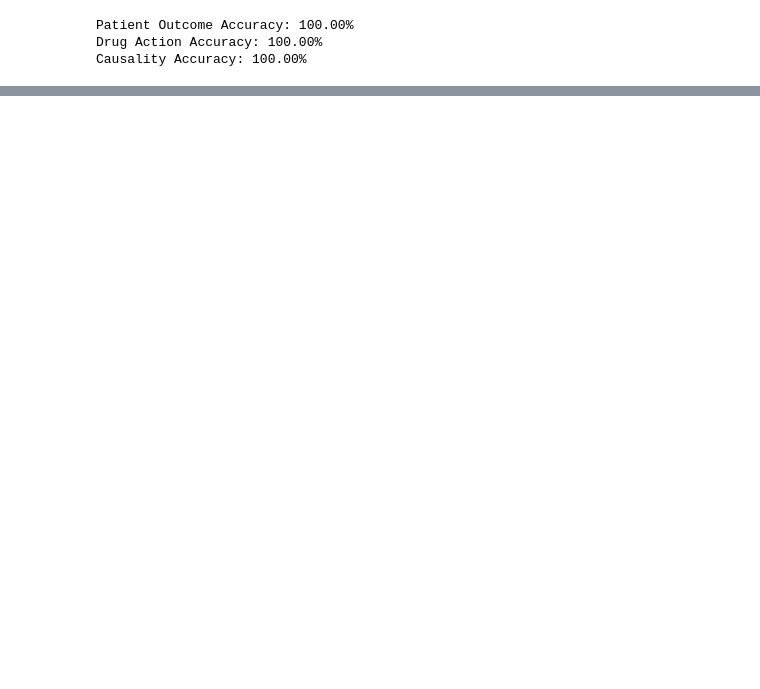
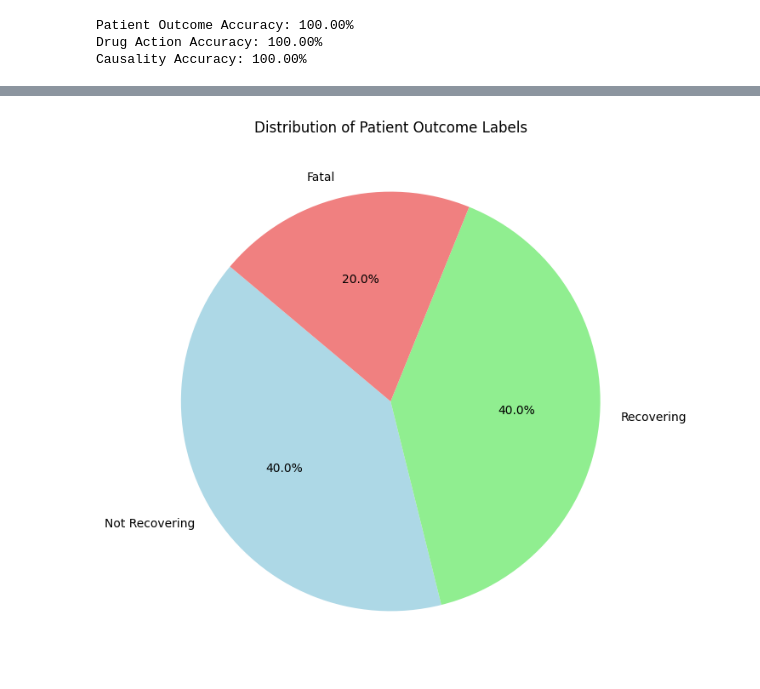
Before and after one commit to funteck123/SUSAR_AI_Framework_Insight_Classfication_with_LLM_Text_Gen_Model-Python, a Jupyter notebook: SUSAR_AI_Framework_Insight_Classfication_with_LLM_Text_Gen_Model.ipynb, the cells around one changed output, grey strips where cells are left out. Saved outputs shown, nothing was run; the diff lists cells and outputs as text; code cells hidden in the pictures; blank space fills up the shorter version.

```diff
--- a/SUSAR_AI_Framework_Insight_Classfication_with_LLM_Text_Gen_Model.ipynb
+++ b/SUSAR_AI_Framework_Insight_Classfication_with_LLM_Text_Gen_Model.ipynb
@@ -201,0 +275,17 @@ Causality Accuracy: 100.00%
+# %%
+import matplotlib.pyplot as plt
+
+# Example data for Patient Outcomes (replace with actual data)
+labels = ['Not Recovering', 'Recovering', 'Recovering with Complications', 'Recovered', 'Fatal']
+sizes = [2, 2, 0, 0, 1]  # Replace with actual counts
+
+# Filter out labels with zero sizes
+filtered_labels = [label for label, size in zip(labels, sizes) if size > 0]
+filtered_sizes = [size for size in sizes if size > 0]
+
+plt.figure(figsize=(8, 8))
+plt.pie(filtered_sizes, labels=filtered_labels, autopct='%1.1f%%', startangle=140, colors=['lightblue', 'lightgreen', 'lightcoral', 'salmon'])
+plt.title('Distribution of Patient Outcome Labels')
+plt.show()
+# %% [output]
+[figure, added]
```
Also changed, not shown: parts of 2 cells of this notebook.
